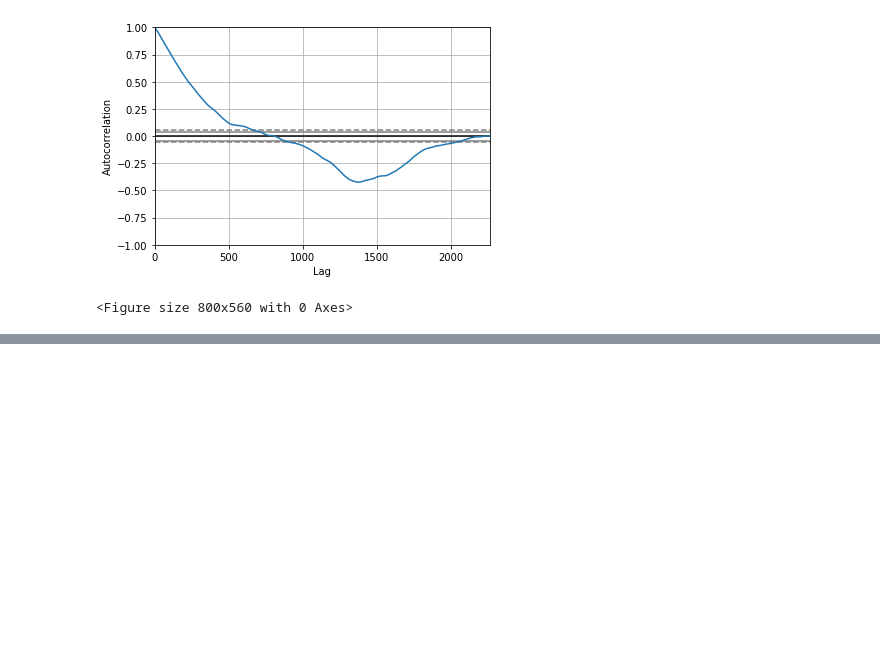
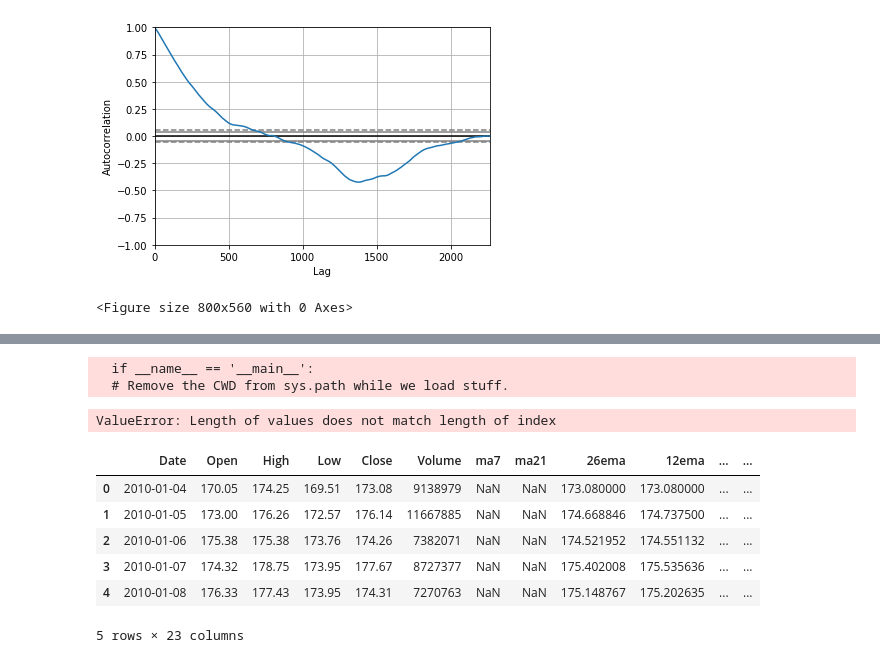
Before and after one commit to angshenting/stockprediction, a Jupyter notebook: Stock Trading Features.ipynb, the cells around one changed output, grey strips where cells are left out. Saved outputs shown, nothing was run; the diff lists cells and outputs as text; code cells hidden in the pictures; blank space fills up the shorter version.

```diff
--- a/Stock Trading Features.ipynb
+++ b/Stock Trading Features.ipynb
@@ -253,0 +398,19 @@ Test MSE: 10.151
+# %%
+gs_TI_df = get_technical_indicators(gs_df, 'Close')
+gs_fft_df = calc_fft_feat(gs_df, 'Close')
+gs_FT_df = fft_pred(gs_df, gs_fft_df)
+gs_arima_df = arima_pred(gs_df, 'Close')
+# %% [output]
+  if __name__ == '__main__':
+  # Remove the CWD from sys.path while we load stuff.
+ValueError: Length of values does not match length of index
+# %%
+gs_df.head() # Note: Already has all the feaures because we didn't make a new copy of the original dataframe
+# %% [output]
+|  | Date | Open | High | Low | Close | Volume | ma7 | ma21 | 26ema | 12ema | ... | ... |
+| 0 | 2010-01-04 | 170.05 | 174.25 | 169.51 | 173.08 | 9138979 | NaN | NaN | 173.080000 | 173.080000 | ... | ... |
+| 1 | 2010-01-05 | 173.00 | 176.26 | 172.57 | 176.14 | 11667885 | NaN | NaN | 174.668846 | 174.737500 | ... | ... |
+| 2 | 2010-01-06 | 175.38 | 175.38 | 173.76 | 174.26 | 7382071 | NaN | NaN | 174.521952 | 174.551132 | ... | ... |
+| 3 | 2010-01-07 | 174.32 | 178.75 | 173.95 | 177.67 | 8727377 | NaN | NaN | 175.402008 | 175.535636 | ... | ... |
+| 4 | 2010-01-08 | 176.33 | 177.43 | 173.95 | 174.31 | 7270763 | NaN | NaN | 175.148767 | 175.202635 | ... | ... |
+5 rows × 23 columns
```
Also changed, not shown: parts of 27 cells of this notebook.
